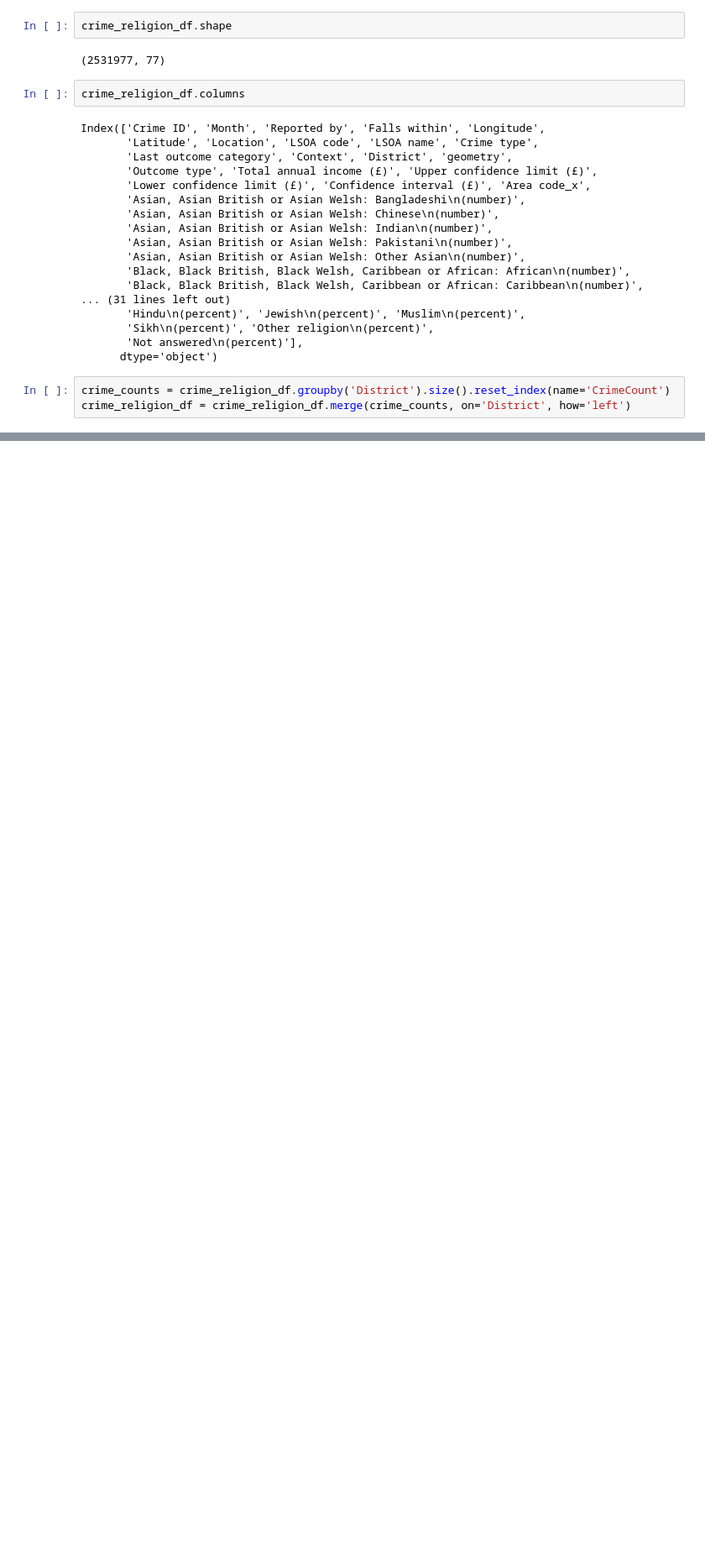
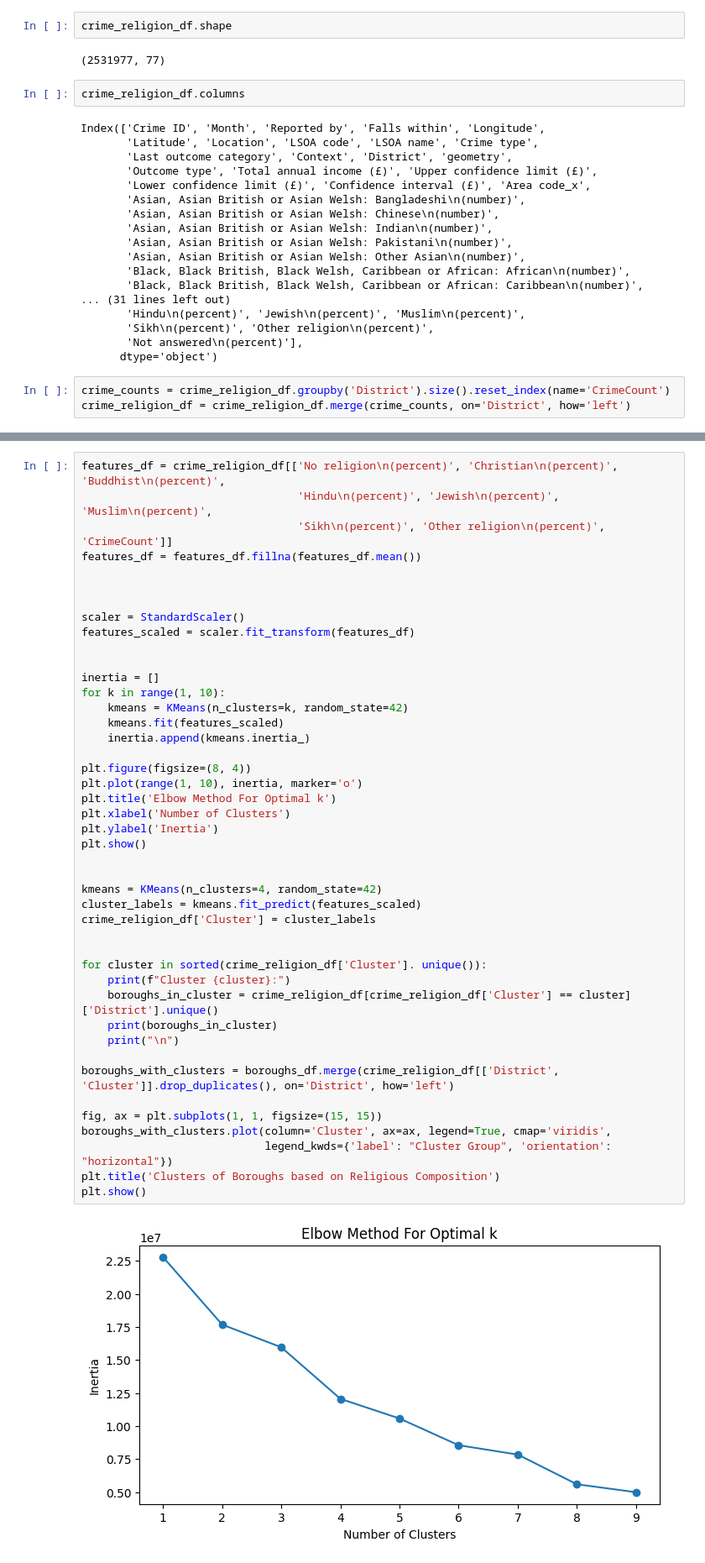
Before and after one commit to HNagouda/JBG050-DC2-Grp21, a Jupyter notebook: src/exploration/kmeans_clustering.ipynb, the cells around one changed output, grey strips where cells are left out. Shown at 84% size. Drawn from its saved outputs; the diff is of its cells as text; blank space fills up the shorter version.

```diff
--- a/src/exploration/kmeans_clustering.ipynb
+++ b/src/exploration/kmeans_clustering.ipynb
@@ -262,0 +318,46 @@ plt.show()
+# %%
+features_df = crime_religion_df[['No religion\n(percent)', 'Christian\n(percent)', 'Buddhist\n(percent)',
+                                 'Hindu\n(percent)', 'Jewish\n(percent)', 'Muslim\n(percent)',
+                                 'Sikh\n(percent)', 'Other religion\n(percent)', 'CrimeCount']]
+features_df = features_df.fillna(features_df.mean())
+
+
+
+scaler = StandardScaler()
+features_scaled = scaler.fit_transform(features_df)
+
+
+inertia = []
+for k in range(1, 10):
+    kmeans = KMeans(n_clusters=k, random_state=42)
+    kmeans.fit(features_scaled)
+    inertia.append(kmeans.inertia_)
+
+plt.figure(figsize=(8, 4))
+plt.plot(range(1, 10), inertia, marker='o')
+plt.title('Elbow Method For Optimal k')
+plt.xlabel('Number of Clusters')
+plt.ylabel('Inertia')
+plt.show()
+
+
+kmeans = KMeans(n_clusters=4, random_state=42)
+cluster_labels = kmeans.fit_predict(features_scaled)
+crime_religion_df['Cluster'] = cluster_labels
+
+
+for cluster in sorted(crime_religion_df['Cluster']. unique()):
+    print(f"Cluster {cluster}:")
+    boroughs_in_cluster = crime_religion_df[crime_religion_df['Cluster'] == cluster]['District'].unique()
+    print(boroughs_in_cluster)
+    print("\n")
+
+boroughs_with_clusters = boroughs_df.merge(crime_religion_df[['District', 'Cluster']].drop_duplicates(), on='District', how='left')
+
+fig, ax = plt.subplots(1, 1, figsize=(15, 15))
+boroughs_with_clusters.plot(column='Cluster', ax=ax, legend=True, cmap='viridis',
+                            legend_kwds={'label': "Cluster Group", 'orientation': "horizontal"})
+plt.title('Clusters of Boroughs based on Religious Composition')
+plt.show()
+# %% [output]
+[figure, added]
```
Also changed, not shown: parts of 8 cells of this notebook.
